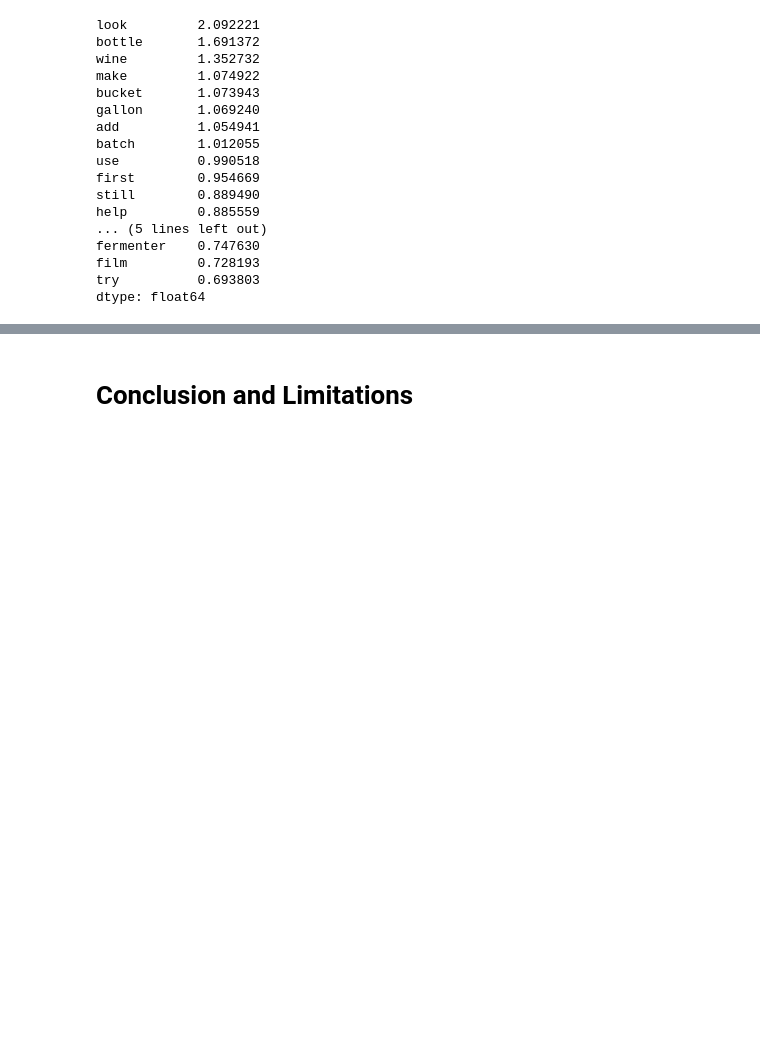
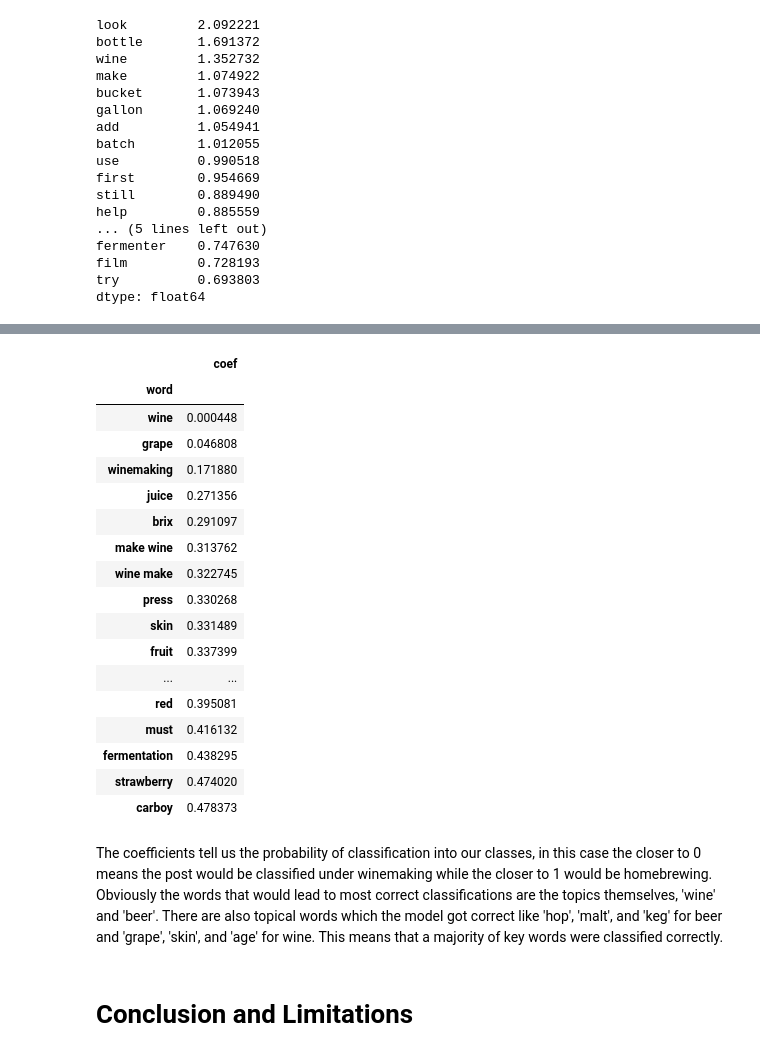
Before and after one commit to pappymu/GA-Projects, a Jupyter notebook: project_3/code/2-modeling.ipynb, the cells around one changed output, grey strips where cells are left out. Saved outputs shown, nothing was run; the diff lists cells and outputs as text; code cells hidden in the pictures; blank space fills up the shorter version.

```diff
--- a/project_3/code/2-modeling.ipynb
+++ b/project_3/code/2-modeling.ipynb
@@ -1395,3 +1430,26 @@ The top 20 words that the model misclassified seems to be common words, except '
+# %%
+coef_df.reindex(coef_df['coef'].sort_values().index)[:20]
+# %% [output]
+|  | coef |
+| word |  |
+| wine | 0.000448 |
+| grape | 0.046808 |
+| winemaking | 0.171880 |
+| juice | 0.271356 |
+| brix | 0.291097 |
+| make wine | 0.313762 |
+| wine make | 0.322745 |
+| press | 0.330268 |
+| skin | 0.331489 |
+| fruit | 0.337399 |
+| ... | ... |
+| red | 0.395081 |
+| must | 0.416132 |
+| fermentation | 0.438295 |
+| strawberry | 0.474020 |
+| carboy | 0.478373 |
+# %% [markdown]
+The coefficients tell us the probability of classification into our classes, in this case the closer to 0 means the post would be classified under winemaking while the closer to 1 would be homebrewing. Obviously the words that would lead to most correct classifications are the topics themselves, 'wine' and 'beer'. There are also topical words which the model got correct like 'hop', 'malt', and 'keg' for beer and 'grape', 'skin', and 'age' for wine. This means that a majority of key words were classified correctly.
 # %% [markdown]
 # Conclusion and Limitations
 # %% [markdown]
```
Also changed, not shown: parts of 20 cells of this notebook, 1 other file.
